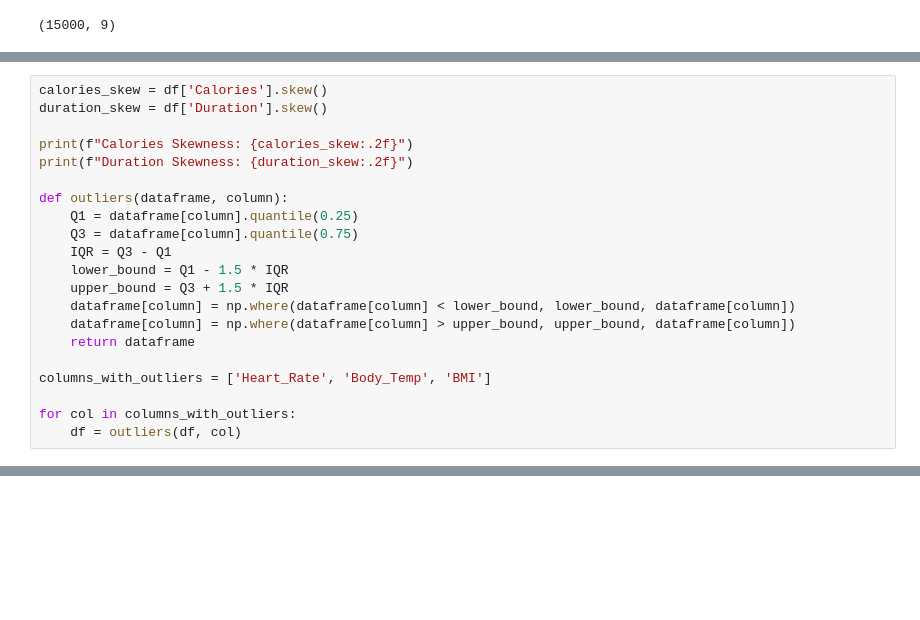
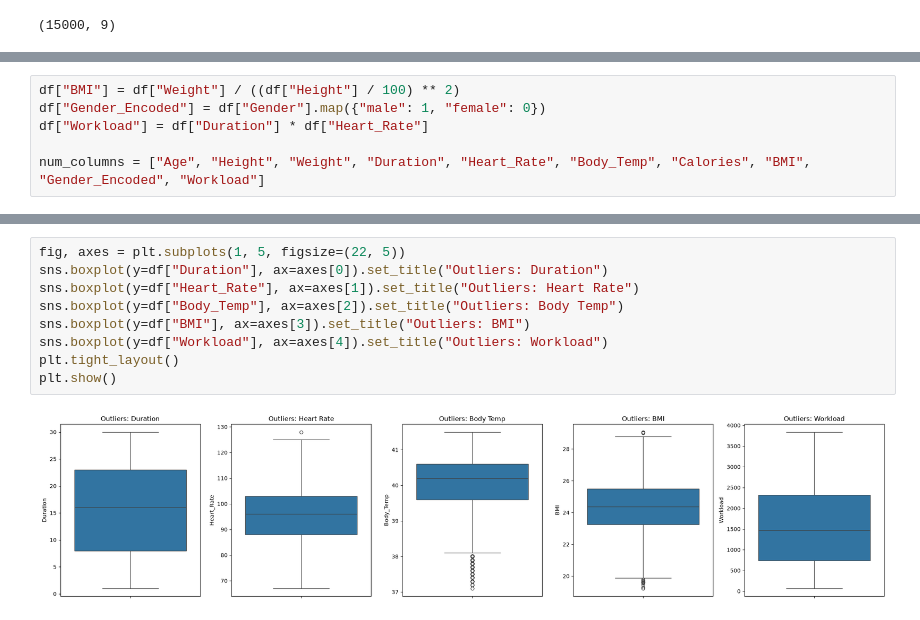
Before and after one commit to DSZHIG/Calories-Burnt-Prediction-ML, a Jupyter notebook: calories_burnt_prediction.ipynb, the cells around one changed output, grey strips where cells are left out. Cells and saved outputs as stored; diff of their text form; blank space fills up the shorter version.

```diff
--- a/calories_burnt_prediction.ipynb
+++ b/calories_burnt_prediction.ipynb
@@ -102,21 +63,0 @@ Data Preparation
-# %%
-calories_skew = df['Calories'].skew()
-duration_skew = df['Duration'].skew()
-
-print(f"Calories Skewness: {calories_skew:.2f}")
-print(f"Duration Skewness: {duration_skew:.2f}")
-
-def outliers(dataframe, column):
-    Q1 = dataframe[column].quantile(0.25)
-    Q3 = dataframe[column].quantile(0.75)
-    IQR = Q3 - Q1
-    lower_bound = Q1 - 1.5 * IQR
-    upper_bound = Q3 + 1.5 * IQR
-    dataframe[column] = np.where(dataframe[column] < lower_bound, lower_bound, dataframe[column])
-    dataframe[column] = np.where(dataframe[column] > upper_bound, upper_bound, dataframe[column])
-    return dataframe
-
-columns_with_outliers = ['Heart_Rate', 'Body_Temp', 'BMI']
-
-for col in columns_with_outliers:
-    df = outliers(df, col)
@@ -406,0 +180,6 @@ GradientBoosting    : baseline=0.9967  tuned=0.9995
+# %%
+df["BMI"] = df["Weight"] / ((df["Height"] / 100) ** 2)
+df["Gender_Encoded"] = df["Gender"].map({"male": 1, "female": 0})
+df["Workload"] = df["Duration"] * df["Heart_Rate"]
+
+num_columns = ["Age", "Height", "Weight", "Duration", "Heart_Rate", "Body_Temp", "Calories", "BMI", "Gender_Encoded", "Workload"]
@@ -406,0 +221,11 @@ GradientBoosting    : baseline=0.9967  tuned=0.9995
+# %%
+fig, axes = plt.subplots(1, 5, figsize=(22, 5))
+sns.boxplot(y=df["Duration"], ax=axes[0]).set_title("Outliers: Duration")
+sns.boxplot(y=df["Heart_Rate"], ax=axes[1]).set_title("Outliers: Heart Rate")
+sns.boxplot(y=df["Body_Temp"], ax=axes[2]).set_title("Outliers: Body Temp")
+sns.boxplot(y=df["BMI"], ax=axes[3]).set_title("Outliers: BMI")
+sns.boxplot(y=df["Workload"], ax=axes[4]).set_title("Outliers: Workload")
+plt.tight_layout()
+plt.show()
+# %% [output]
+[figure, added]
```
Also changed, not shown: parts of 81 cells of this notebook.
